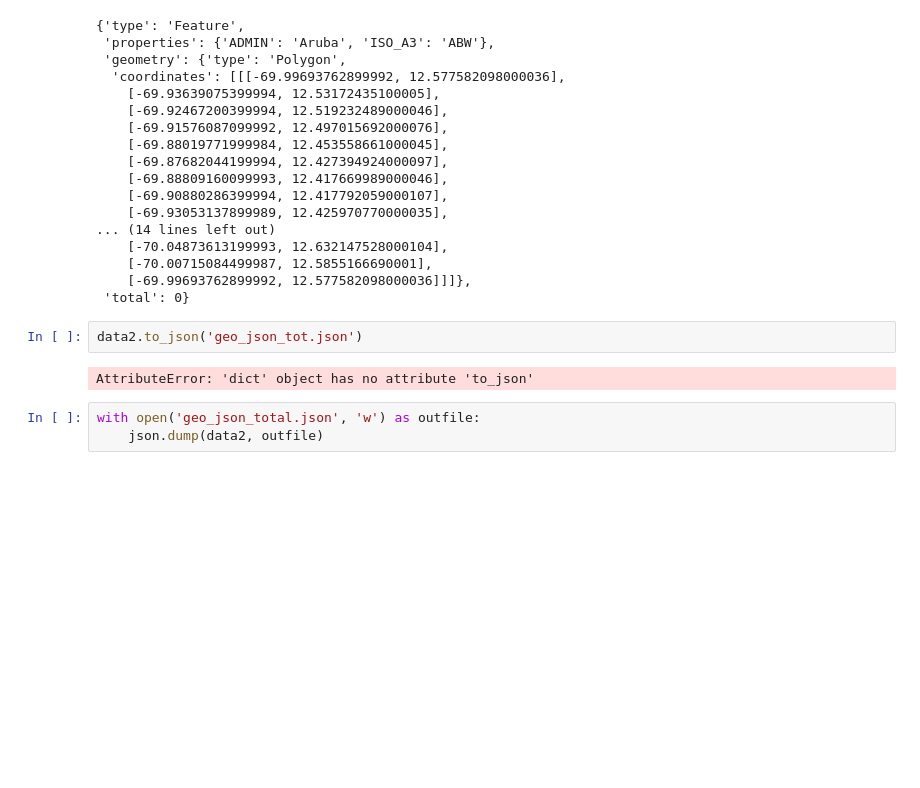
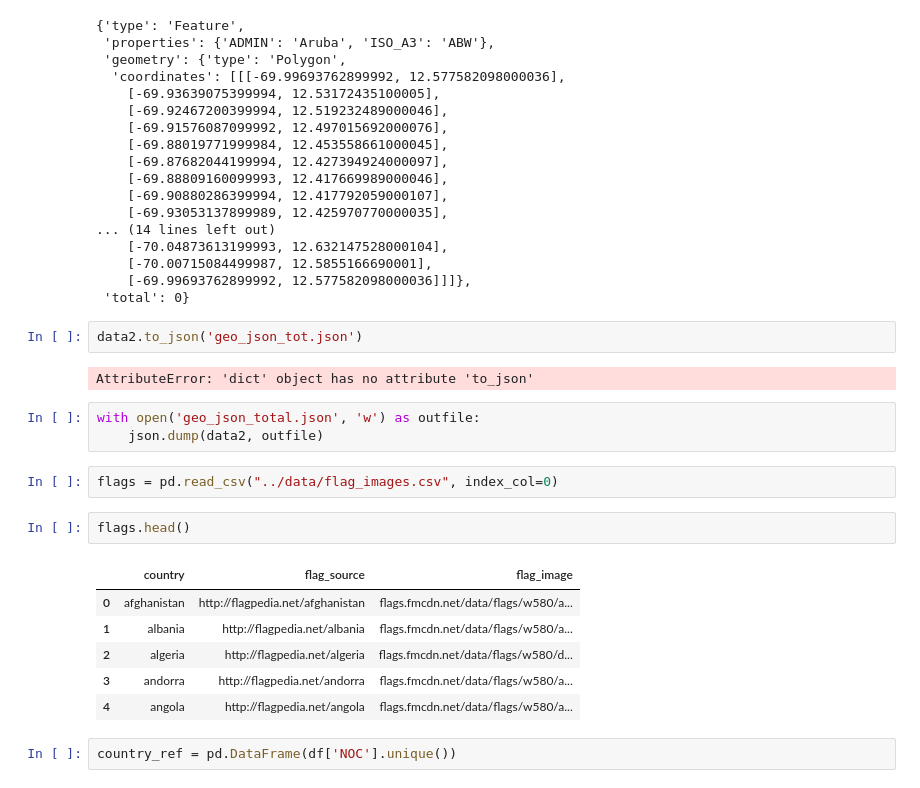
Before and after one commit to sponre01/Project_2, a Jupyter notebook: data_preprocessing/preprocessing.ipynb, the cells around one changed output. Drawn from its saved outputs; the diff is of its cells as text; blank space fills up the shorter version.

```diff
--- a/data_preprocessing/preprocessing.ipynb
+++ b/data_preprocessing/preprocessing.ipynb
@@ -385,3 +385,16 @@ AttributeError: 'dict' object has no attribute 'to_json'
 # %%
 with open('geo_json_total.json', 'w') as outfile:
     json.dump(data2, outfile)
+# %%
+flags = pd.read_csv("../data/flag_images.csv", index_col=0)
+# %%
+flags.head()
+# %% [output]
+|  | country | flag_source | flag_image |
+| 0 | afghanistan | http://flagpedia.net/afghanistan | flags.fmcdn.net/data/flags/w580/a... |
+| 1 | albania | http://flagpedia.net/albania | flags.fmcdn.net/data/flags/w580/a... |
+| 2 | algeria | http://flagpedia.net/algeria | flags.fmcdn.net/data/flags/w580/d... |
+| 3 | andorra | http://flagpedia.net/andorra | flags.fmcdn.net/data/flags/w580/a... |
+| 4 | angola | http://flagpedia.net/angola | flags.fmcdn.net/data/flags/w580/a... |
+# %%
+country_ref = pd.DataFrame(df['NOC'].unique())
```
Also changed, not shown: parts of 6 cells of this notebook, 1 other file.
